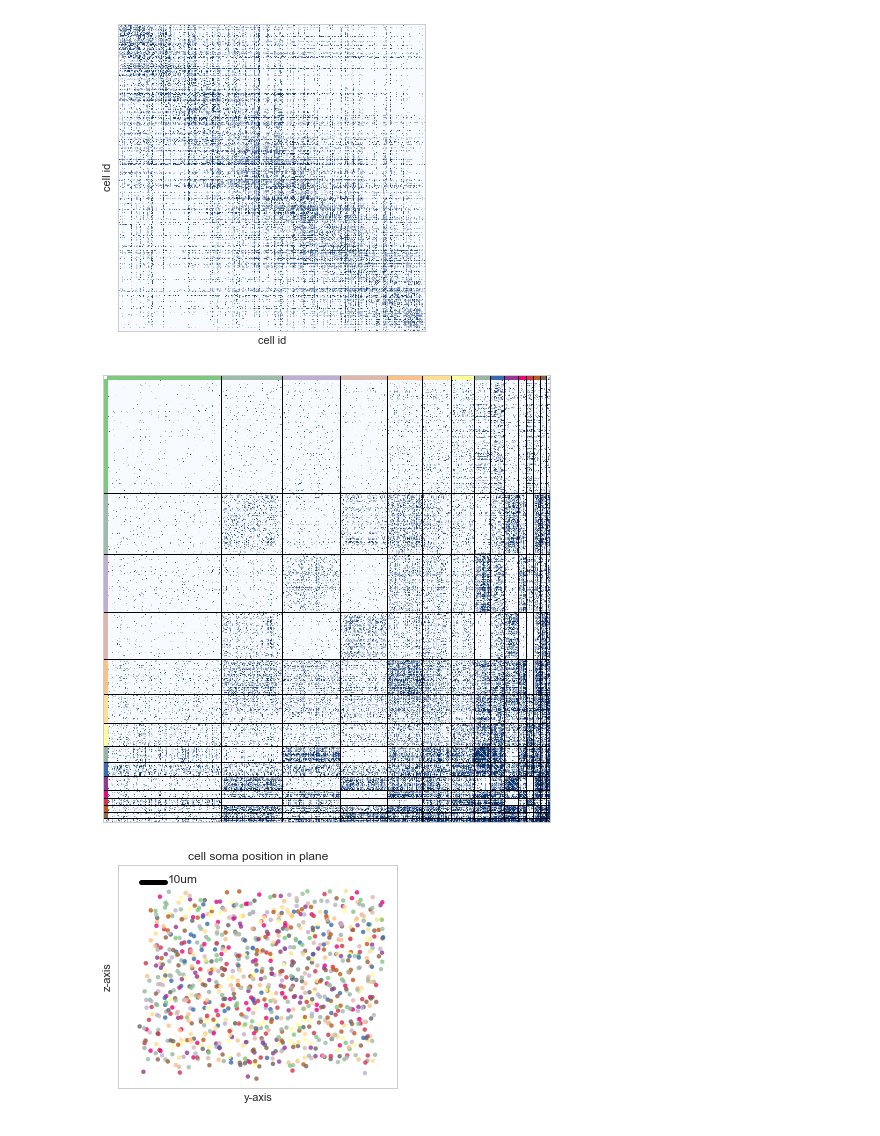
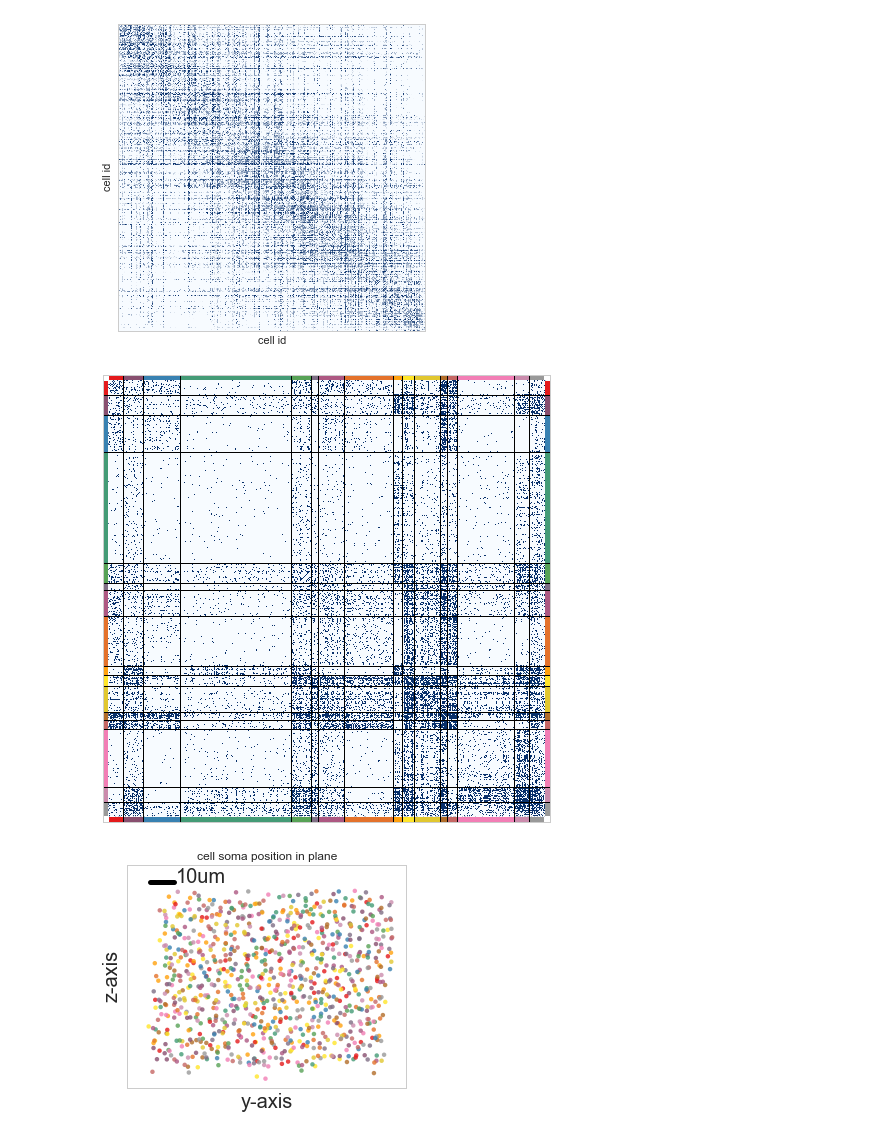
Before and after one commit to ericmjonas/connectodiscovery, a Jupyter notebook: experiments/mouseretina/plots.ipynb, the cells around one changed output. Cells and saved outputs as stored; diff of their text form; code cells hidden in the pictures.

Commit message:
figure text and plotting updates

```diff
--- a/experiments/mouseretina/plots.ipynb
+++ b/experiments/mouseretina/plots.ipynb
@@ -266,41 +276,65 @@ ax.set_yticks([])
 fig.savefig('tgt.connmat.pdf')
 # %% [output]
 [figure]
+# %%
+b = pickle.load(open("/tmp/retina.1.srm_clist_xsoma.3.1.xyz.1.2-cv_nfold_10-fixed_20_100-anneal_slow_1000.samples.pickle.00007"))
+latent = b[1]['res'][1]
+# %%
+latent_relation = latent['relations']['R1']
+latent_domain = latent['domains']['d1']
+#irm.irmio.latent_distance_eval(10.0, latent_relation['ss'], latent_relation['hps'], "LogisticDistance" )
+assign = latent_domain['assignment']
+ca = irm.util.canonicalize_assignment(assign)
+
+# randomize CA
+max_ca = np.max(ca)
+np.random.seed(1)
+swap_table = np.random.permutation(max_ca+1)
+ca = swap_table[ca]
+
+mapping = {k:v for k, v, in zip(assign, ca)}
 # %%
 
 import irm
 
 
 fig = pylab.figure(figsize=(8, 8))
-assign = np.array(most_prob_sample.assign.tolist()).flatten()
-assign = irm.util.canonicalize_assignment(assign)
+#assign = np.array(most_prob_sample.assign.tolist()).flatten()
+#assign = irm.util.canonicalize_assignment(assign)
+# FIXME Actually find most probable sample
 
-
-cell_order = np.argsort(assign).flatten()
+cell_order = np.argsort(ca).flatten()
 ax = fig.add_subplot(1, 1, 1)
 mat = meta['conn_mat'][cell_order]
 mat = mat[:, cell_order]
-ax.imshow(mat, cmap=pylab.cm.Blues)
-borders = np.argwhere(np.diff(assign[cell_order])).flatten()
+ax.imshow(mat, cmap=pylab.cm.Blues, interpolation='nearest', origin='upper')
+borders = np.argwhere(np.diff(ca[cell_order])).flatten()
 
 ax.set_xticks([])
 ax.set_yticks([])
 
-found_colors = cm.Accent(np.linspace(0, 1, len(np.unique(assign))))
+group_colors = cm.Set1(np.linspace(0, 1, len(np.unique(ca))))
+#group_colors = np.random.permutation(group_colors)
 prev = 0
 
-for b, fc in zip(borders, found_colors):
+BORDER_WIDTH = 12
+N = mat.shape[0]
+for b, fc in zip(borders.tolist()  + [mat.shape[0]], group_colors):
 
-    ax.plot([prev, b], [-8, -8], c=fc, linewidth=10, solid_capstyle="butt")
-    ax.plot([-8, -8], [prev, b], c=fc, linewidth=10, solid_capstyle="butt")
+    ax.plot([prev, b], [-BORDER_WIDTH, -BORDER_WIDTH], c=fc, linewidth=10, solid_capstyle="butt")
+
+    ax.plot([-BORDER_WIDTH, -BORDER_WIDTH], [prev, b], c=fc, linewidth=10, solid_capstyle="butt")
+    ax.plot([prev, b], [N+BORDER_WIDTH, N+BORDER_WIDTH], c=fc, linewidth=10, solid_capstyle="butt")
+    ax.plot([N+BORDER_WIDTH, N+BORDER_WIDTH], [prev, b], c=fc, linewidth=10, solid_capstyle="butt")
     prev = b
 
 for p in borders:
     ax.axhline(p, c='k', linewidth=1)
     ax.axvline(p, c='k', linewidth=1)
-fig.savefig("tgt.connmat.clustered.pdf")
+#ax.set_ylim(0, BORDER_WIDTH + N )
+fig.savefig("tgt.bestsample.connmat.clustered.pdf")
 # %% [output]
-[figure, old version]
+[figure, new version]
 # %%
 
 import irm
@@ -310,17 +344,18 @@ fig = pylab.figure(figsize=(5, 4))
 
 ax = fig.add_subplot(1, 1, 1)
 
-ax.scatter(neurons.y, neurons.z, c=found_colors, s=20, alpha=0.8, edgecolor='none')
+ax.scatter(neurons.y, neurons.z, c=group_colors, s=20, alpha=0.8, edgecolor='none')
 ax.set_xticks([])
 ax.set_xlim(00, 120)
 ax.set_yticks([])
 ax.set_ylim(00, 90)
 ax.grid(False)
 ax.set_title("cell soma position in plane")
-ax.set_xlabel('y-axis')
-ax.set_ylabel('z-axis')
+ax.set_xlabel('y-axis', fontsize=20)
+ax.set_ylabel('z-axis', fontsize=20)
 ax.plot([10, 20], [83, 83], linewidth=5, c='k')
-ax.text(22, 83, "10um", fontsize=12)
-fig.savefig("tgt.somapos.pdf")
+ax.text(22, 83, "10um", fontsize=20)
+
+fig.savefig("tgt.bestsample.somapos.pdf")
 # %% [output]
-[figure, old version]
+[figure, new version]
```
Also changed, not shown: parts of 6 cells of this notebook, 17 other files.
